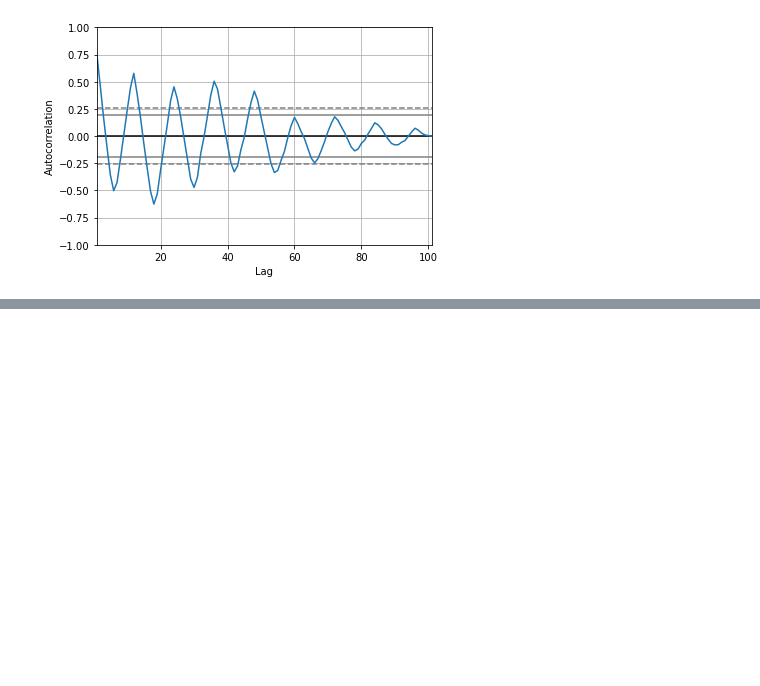
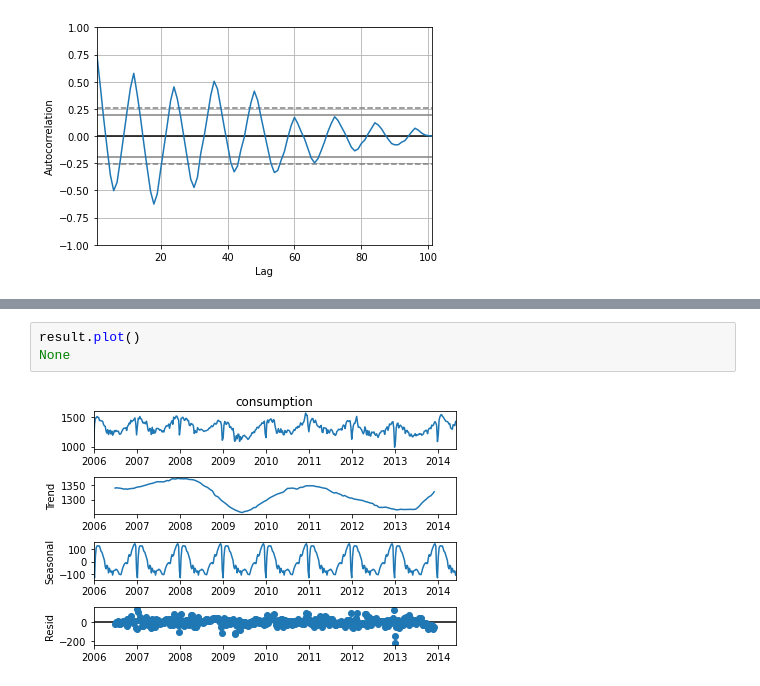
Before and after one commit to johngrinstead/time-series-exercises, a Jupyter notebook: explore.ipynb, the cells around one changed output, grey strips where cells are left out. Saved outputs shown, nothing was run; the diff lists cells and outputs as text; blank space fills up the shorter version.

```diff
--- a/explore.ipynb
+++ b/explore.ipynb
@@ -514,0 +546,5 @@ pd.plotting.autocorrelation_plot(train.consumption.resample('M').mean())
+# %%
+result.plot()
+None
+# %% [output]
+[figure, added]
```
Also changed, not shown: parts of 8 cells of this notebook.
